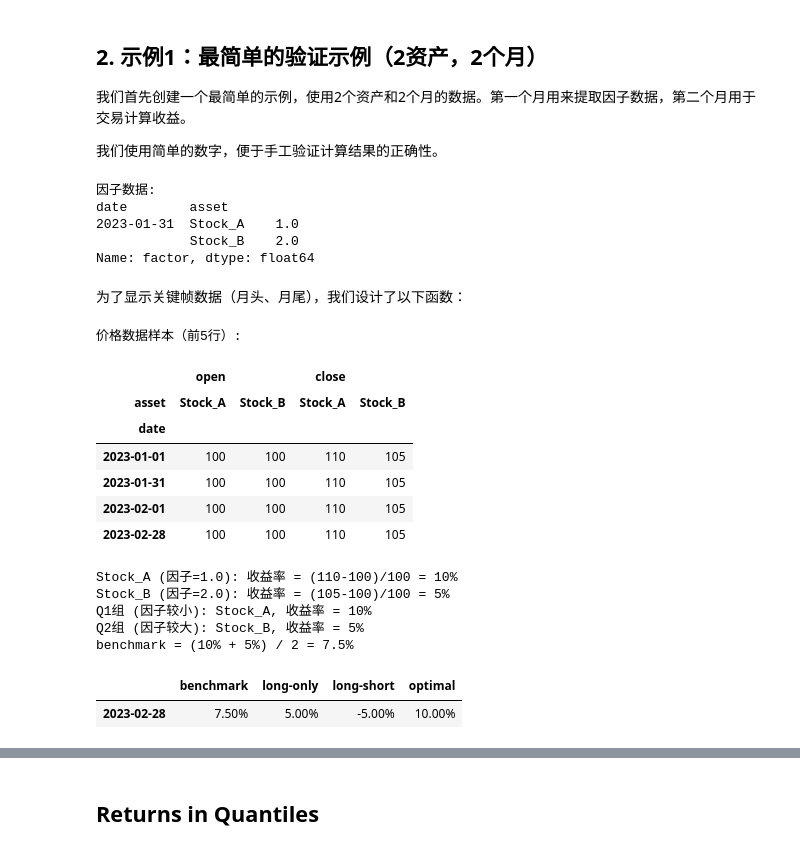
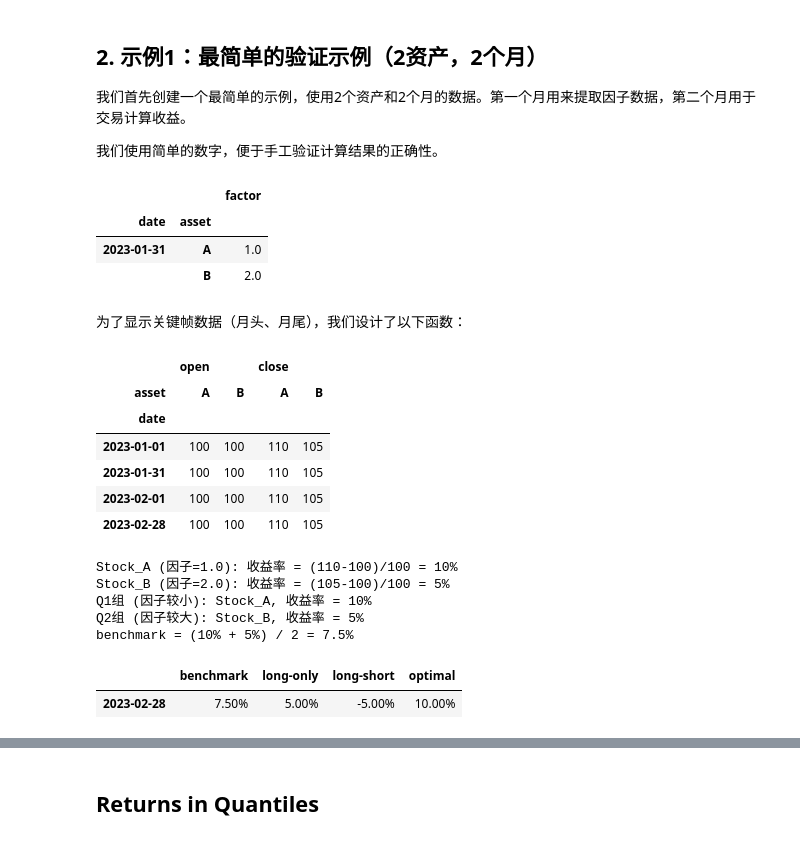
Before and after one commit to zillionare/moonshot, a Jupyter notebook: examples/tutorial.ipynb, the cells around one changed output, grey strips where cells are left out. Cells and saved outputs as stored; diff of their text form; code cells hidden in the pictures.

```diff
--- a/examples/tutorial.ipynb
+++ b/examples/tutorial.ipynb
@@ -25,26 +25,19 @@ Moonshot imported successfully！
 我们使用简单的数字，便于手工验证计算结果的正确性。
 # %%
 # 创建简单的测试数据
-dates = pd.date_range('2023-01-01', '2023-02-28', freq='D')
-
-# 因子数据：1月31日的因子值
 factor_data = [
-    {'date': pd.to_datetime('2023-01-31'), 'asset': 'Stock_A', 'factor': 1.0},
-    {'date': pd.to_datetime('2023-01-31'), 'asset': 'Stock_B', 'factor': 2.0}
+    (pd.Timestamp('2023-01-31'), "A", 1.0),
+    (pd.Timestamp('2023-01-31'), "B", 2.0)
 ]
 
-factor_df = pd.DataFrame(factor_data)
-factor_series = factor_df.set_index(['date', 'asset'])['factor']
+factor_df = pd.DataFrame(factor_data, columns=["date", "asset", "factor"]).set_index(["date", "asset"])
 
-print("因子数据:")
-print(factor_series)
-print()
+factor_df
 # %% [output]
-因子数据:
-date        asset
-2023-01-31  Stock_A    1.0
-            Stock_B    2.0
-Name: factor, dtype: float64
+|  |  | factor |
+| date | asset |  |
+| 2023-01-31 | A | 1.0 |
+|  | B | 2.0 |
 # %% [markdown]
 为了显示关键帧数据（月头、月尾），我们设计了以下函数：
 # %%
@@ -61,43 +54,39 @@ def key_frames(bars, dates):
     return key_frames
 # %%
 # 价格数据：简单的固定收益率
-price_data = []
-for date in dates:
-    # Stock_A: 100 -> 110 (10%收益率)
-    price_data.append({'date': date, 'asset': 'Stock_A', 'open': 100, 'close': 110})
-    # Stock_B: 100 -> 105 (5%收益率)
-    price_data.append({'date': date, 'asset': 'Stock_B', 'open': 100, 'close': 105})
+dates = pd.date_range('2023-01-01', '2023-02-28', freq='D')
+prices = [("A", 100, 110), ("B", 100, 105)] * len(dates)
 
-bars_df = pd.DataFrame(price_data)
-bars = bars_df.set_index(['date', 'asset'])
+bars = pd.DataFrame(prices, columns=["asset", "open", "close"],
+                    index=np.repeat(dates, 2))
+bars = bars.set_index([bars.index, 'asset'])
+bars.index.names = ["date", "asset"]
 
-print("价格数据样本（前5行）:")
 display(key_frames(bars, dates).unstack())
 
 print("Stock_A (因子=1.0): 收益率 = (110-100)/100 = 10%")
 print("Stock_B (因子=2.0): 收益率 = (105-100)/100 = 5%")
 
 print("Q1组 (因子较小): Stock_A, 收益率 = 10%")
 print("Q2组 (因子较大): Stock_B, 收益率 = 5%")
 print("benchmark = (10% + 5%) / 2 = 7.5%")
 
 expected = pd.DataFrame([[0.075, 0.05, -0.05, 0.1]],
                         columns=["benchmark", "long-only", "long-short", "optimal"], index=["2023-02-28"])
 expected.style.background_gradient(cmap='RdYlGn')
 expected.style.format("{:.2%}")
 # %% [output]
+|  | open |  | close |  |
+| asset | A | B | A | B |
+| date |  |  |  |  |
+| 2023-01-01 | 100 | 100 | 110 | 105 |
+| 2023-01-31 | 100 | 100 | 110 | 105 |
+| 2023-02-01 | 100 | 100 | 110 | 105 |
+| 2023-02-28 | 100 | 100 | 110 | 105 |
-价格数据样本（前5行）:
+Stock_A (因子=1.0): 收益率 = (110-100)/100 = 10%
+Stock_B (因子=2.0): 收益率 = (105-100)/100 = 5%
+Q1组 (因子较小): Stock_A, 收益率 = 10%
+Q2组 (因子较大): Stock_B, 收益率 = 5%
+benchmark = (10% + 5%) / 2 = 7.5%
-|  | open |  | close |  |
-| asset | Stock_A | Stock_B | Stock_A | Stock_B |
-| date |  |  |  |  |
-| 2023-01-01 | 100 | 100 | 110 | 105 |
-| 2023-01-31 | 100 | 100 | 110 | 105 |
-| 2023-02-01 | 100 | 100 | 110 | 105 |
-| 2023-02-28 | 100 | 100 | 110 | 105 |
-Stock_A (因子=1.0): 收益率 = (110-100)/100 = 10%
-Stock_B (因子=2.0): 收益率 = (105-100)/100 = 5%
-Q1组 (因子较小): Stock_A, 收益率 = 10%
-Q2组 (因子较大): Stock_B, 收益率 = 5%
-benchmark = (10% + 5%) / 2 = 7.5%
 |  | benchmark | long-only | long-short | optimal |
 | 2023-02-28 | 7.50% | 5.00% | -5.00% | 10.00% |
```
Also changed, not shown: parts of 4 cells of this notebook, 2 other files.
